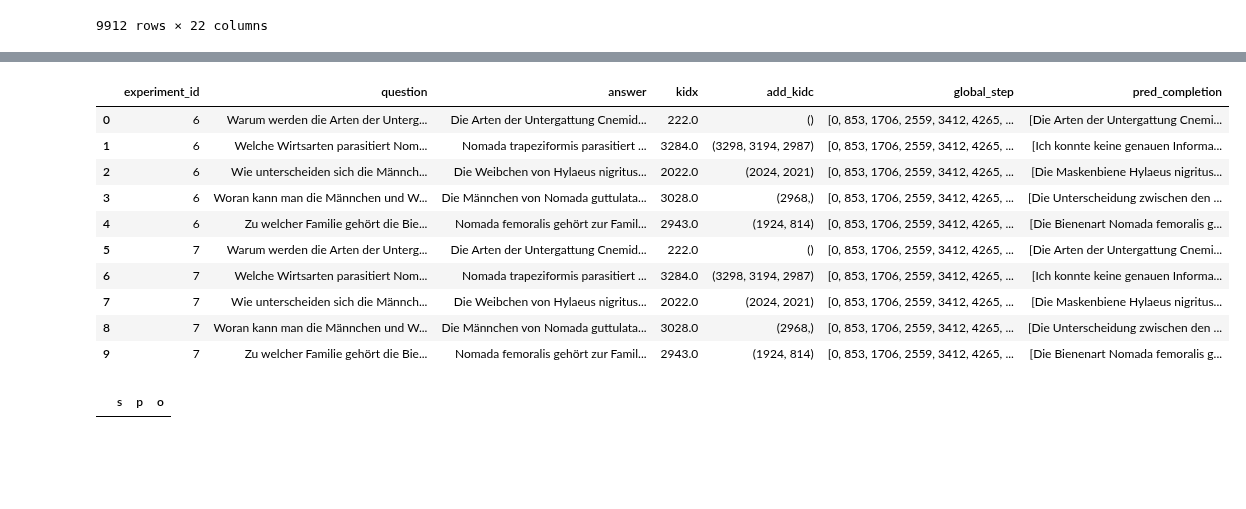
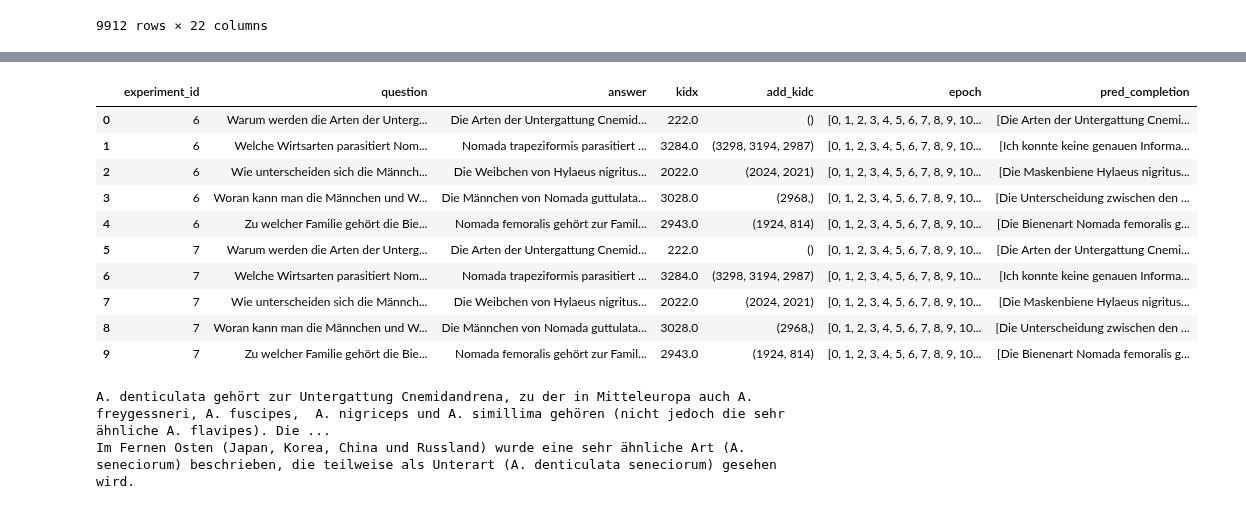
Before and after one commit to fee1ix/beesup_injection_lab, a Jupyter notebook: experiment_notebook.ipynb, the cells around one changed output, grey strips where cells are left out. Saved outputs shown, nothing was run; the diff lists cells and outputs as text; code cells hidden in the pictures; blank space fills up the shorter version.

```diff
--- a/experiment_notebook.ipynb
+++ b/experiment_notebook.ipynb
@@ -1727,8 +1729,13 @@ Run the following command to start the multirun:
 reimport()
 # %%
 experiments_df=InjectionExperiment.get_overview(keypaths=['done','dataset_config.id','dataset_config.remarks','num_train_epochs','timestamp_done'])
-experiments_df=experiments_df[experiments_df.done==True]
-experiments_df=experiments_df[experiments_df.id>5]
+
+experiments_df=experiments_df[
+    (experiments_df.done==True)
+    & (experiments_df.id.isin([6,7]))
+    #&experiments_df=experiments_df[experiments_df.id>5]
+    ]
+
 experiments_df
 # %% [output]
 |  | id | name | done | dataset_config.id | remarks | num_train_epochs | timestamp_done |
@@ -1737,14 +1746,19 @@ experiments_df
 # %%
 evals_df=pd.DataFrame()
 
+from IPython.display import clear_output
 for i,experiment_row in experiments_df.iterrows():
     experiment=InjectionExperiment(experiment_row.id)
     callbacks_df=experiment.get_callbacks_df()
     callbacks_df['dataset_id']=experiment_row['dataset_config.id']
     callbacks_df['experiment_id']=experiment_row.id
+
     evals_df=pd.concat([evals_df,callbacks_df], ignore_index=True)
+    clear_output()
 
+evals_df.loc[evals_df.subtype=='mcq','eval_dict']=evals_df.loc[evals_df.subtype=='mcq'].apply(MCQEvaluator.get_eval_dict, axis=1)
 evals_df.loc[evals_df.subtype=='qdq','eval_dict']=evals_df.loc[evals_df.subtype=='qdq'].apply(QDQEvaluator.get_eval_dict, axis=1)
+
 #evals_df = evals_df.join(pd.json_normalize(evals_df['eval_dict']))
 #evals_df.drop(columns=['eval_dict'], inplace=True)
 evals_df
@@ -2124,27 +2152,28 @@ Name: 222, dtype: object
 # %%
 ffq_evals_df=evals_df[evals_df.subtype=='ffq'].copy()
 ffq_evals_df['add_kidc']=ffq_evals_df['add_kidc'].apply(tuple)
 ffq_evals_df
 
 group_cols=['experiment_id','question','answer','kidx','add_kidc']
-list_cols=['global_step','pred_completion']
+list_cols=['epoch','pred_completion']
 
 ffq_evals_df=ffq_evals_df[group_cols+list_cols].groupby(group_cols).agg(list).reset_index()
 ffq_evals_df
 # %% [output]
-|  | experiment_id | question | answer | kidx | add_kidc | global_step | pred_completion |
-| 0 | 6 | Warum werden die Arten der Unterg... | Die Arten der Untergattung Cnemid... | 222.0 | () | [0, 853, 1706, 2559, 3412, 4265, ... | [Die Arten der Untergattung Cnemi... |
-| 1 | 6 | Welche Wirtsarten parasitiert Nom... | Nomada trapeziformis parasitiert ... | 3284.0 | (3298, 3194, 2987) | [0, 853, 1706, 2559, 3412, 4265, ... | [Ich konnte keine genauen Informa... |
-| 2 | 6 | Wie unterscheiden sich die Männch... | Die Weibchen von Hylaeus nigritus... | 2022.0 | (2024, 2021) | [0, 853, 1706, 2559, 3412, 4265, ... | [Die Maskenbiene Hylaeus nigritus... |
-| 3 | 6 | Woran kann man die Männchen und W... | Die Männchen von Nomada guttulata... | 3028.0 | (2968,) | [0, 853, 1706, 2559, 3412, 4265, ... | [Die Unterscheidung zwischen den ... |
-| 4 | 6 | Zu welcher Familie gehört die Bie... | Nomada femoralis gehört zur Famil... | 2943.0 | (1924, 814) | [0, 853, 1706, 2559, 3412, 4265, ... | [Die Bienenart Nomada femoralis g... |
-| 5 | 7 | Warum werden die Arten der Unterg... | Die Arten der Untergattung Cnemid... | 222.0 | () | [0, 853, 1706, 2559, 3412, 4265, ... | [Die Arten der Untergattung Cnemi... |
-| 6 | 7 | Welche Wirtsarten parasitiert Nom... | Nomada trapeziformis parasitiert ... | 3284.0 | (3298, 3194, 2987) | [0, 853, 1706, 2559, 3412, 4265, ... | [Ich konnte keine genauen Informa... |
-| 7 | 7 | Wie unterscheiden sich die Männch... | Die Weibchen von Hylaeus nigritus... | 2022.0 | (2024, 2021) | [0, 853, 1706, 2559, 3412, 4265, ... | [Die Maskenbiene Hylaeus nigritus... |
-| 8 | 7 | Woran kann man die Männchen und W... | Die Männchen von Nomada guttulata... | 3028.0 | (2968,) | [0, 853, 1706, 2559, 3412, 4265, ... | [Die Unterscheidung zwischen den ... |
-| 9 | 7 | Zu welcher Familie gehört die Bie... | Nomada femoralis gehört zur Famil... | 2943.0 | (1924, 814) | [0, 853, 1706, 2559, 3412, 4265, ... | [Die Bienenart Nomada femoralis g... |
+|  | experiment_id | question | answer | kidx | add_kidc | epoch | pred_completion |
+| 0 | 6 | Warum werden die Arten der Unterg... | Die Arten der Untergattung Cnemid... | 222.0 | () | [0, 1, 2, 3, 4, 5, 6, 7, 8, 9, 10... | [Die Arten der Untergattung Cnemi... |
+| 1 | 6 | Welche Wirtsarten parasitiert Nom... | Nomada trapeziformis parasitiert ... | 3284.0 | (3298, 3194, 2987) | [0, 1, 2, 3, 4, 5, 6, 7, 8, 9, 10... | [Ich konnte keine genauen Informa... |
+| 2 | 6 | Wie unterscheiden sich die Männch... | Die Weibchen von Hylaeus nigritus... | 2022.0 | (2024, 2021) | [0, 1, 2, 3, 4, 5, 6, 7, 8, 9, 10... | [Die Maskenbiene Hylaeus nigritus... |
+| 3 | 6 | Woran kann man die Männchen und W... | Die Männchen von Nomada guttulata... | 3028.0 | (2968,) | [0, 1, 2, 3, 4, 5, 6, 7, 8, 9, 10... | [Die Unterscheidung zwischen den ... |
+| 4 | 6 | Zu welcher Familie gehört die Bie... | Nomada femoralis gehört zur Famil... | 2943.0 | (1924, 814) | [0, 1, 2, 3, 4, 5, 6, 7, 8, 9, 10... | [Die Bienenart Nomada femoralis g... |
+| 5 | 7 | Warum werden die Arten der Unterg... | Die Arten der Untergattung Cnemid... | 222.0 | () | [0, 1, 2, 3, 4, 5, 6, 7, 8, 9, 10... | [Die Arten der Untergattung Cnemi... |
+| 6 | 7 | Welche Wirtsarten parasitiert Nom... | Nomada trapeziformis parasitiert ... | 3284.0 | (3298, 3194, 2987) | [0, 1, 2, 3, 4, 5, 6, 7, 8, 9, 10... | [Ich konnte keine genauen Informa... |
+| 7 | 7 | Wie unterscheiden sich die Männch... | Die Weibchen von Hylaeus nigritus... | 2022.0 | (2024, 2021) | [0, 1, 2, 3, 4, 5, 6, 7, 8, 9, 10... | [Die Maskenbiene Hylaeus nigritus... |
+| 8 | 7 | Woran kann man die Männchen und W... | Die Männchen von Nomada guttulata... | 3028.0 | (2968,) | [0, 1, 2, 3, 4, 5, 6, 7, 8, 9, 10... | [Die Unterscheidung zwischen den ... |
+| 9 | 7 | Zu welcher Familie gehört die Bie... | Nomada femoralis gehört zur Famil... | 2943.0 | (1924, 814) | [0, 1, 2, 3, 4, 5, 6, 7, 8, 9, 10... | [Die Bienenart Nomada femoralis g... |
 # %%
-knowledge_df.loc[[],['s','p','o']]
+print(knowledge_df.loc[kidc,['s','p','o']].iloc[0].o)
 # %% [output]
-|  | s | p | o |
+A. denticulata gehört zur Untergattung Cnemidandrena, zu der in Mitteleuropa auch A. freygessneri, A. fuscipes,  A. nigriceps und A. simillima gehören (nicht jedoch die sehr ähnliche A. flavipes). Die ...
+Im Fernen Osten (Japan, Korea, China und Russland) wurde eine sehr ähnliche Art (A. seneciorum) beschrieben, die teilweise als Unterart (A. denticulata seneciorum) gesehen wird.
 # %%
```
Also changed, not shown: parts of 17 cells of this notebook.
